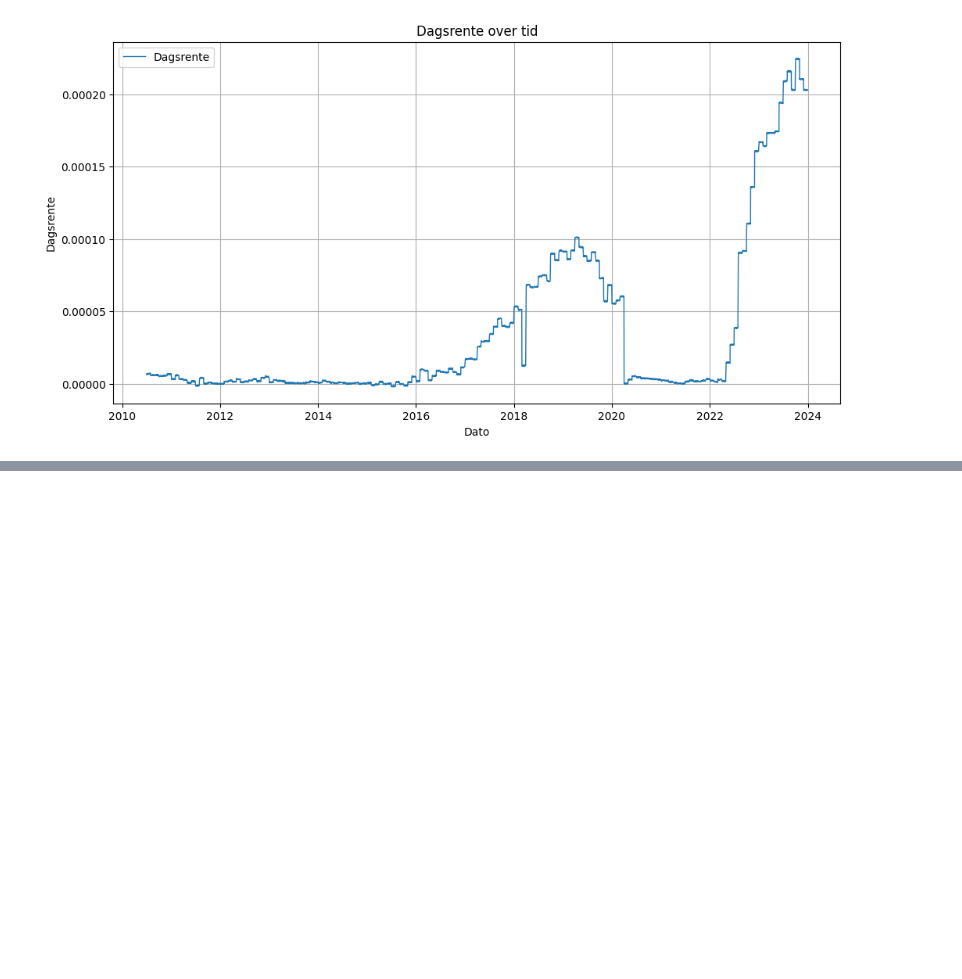
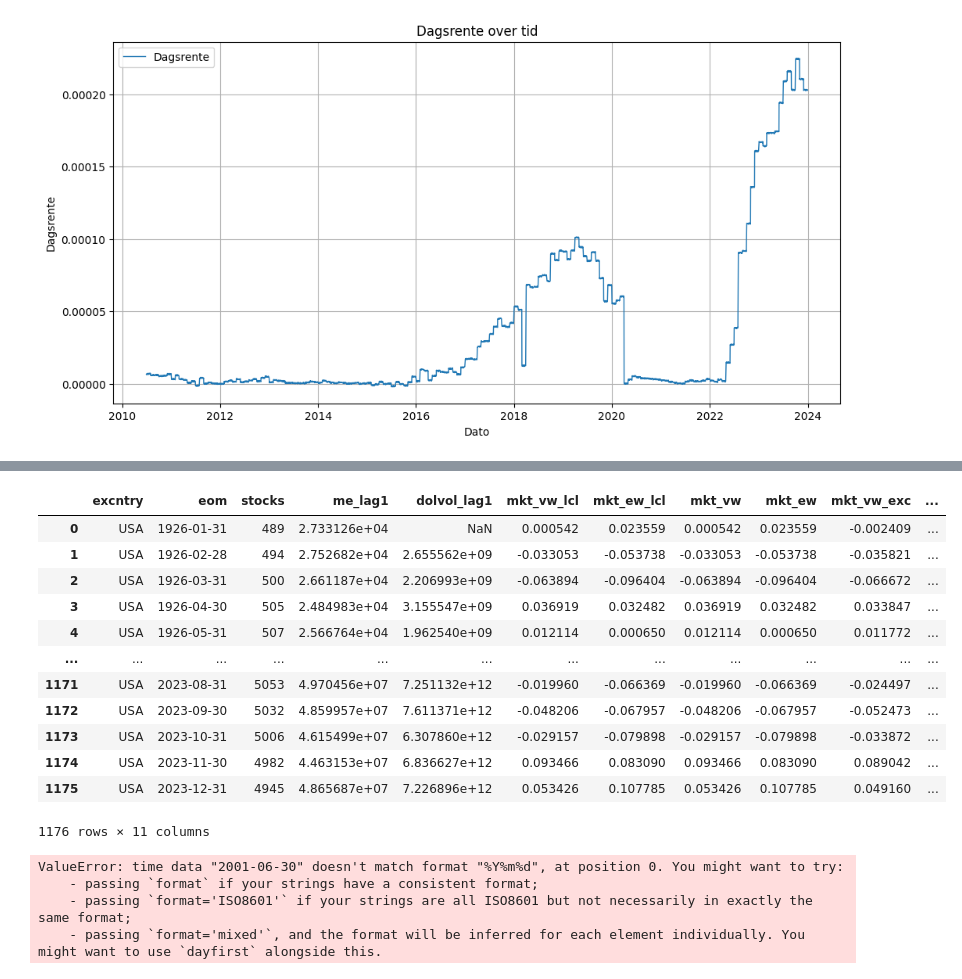
Before and after one commit to Hedegaard9/Master, a Jupyter notebook: data_analysis.ipynb, the cells around one changed output, grey strips where cells are left out. Drawn from its saved outputs; the diff is of its cells as text; code cells hidden in the pictures; blank space fills up the shorter version.

```diff
--- a/data_analysis.ipynb
+++ b/data_analysis.ipynb
@@ -401,0 +421,10 @@ Sammensat daglig rente: 0.00021822
+# %%
+import pandas as pd
+
+file_path_risk_free = "./Data/ff3_m.csv"
+try:
+    # Læs kun 'RF' kolonnen
+    risk_free_df = pd.read_csv(file_path_risk_free, usecols=['RF'])
+    print("Filen er indlæst succesfuldt.")
+except Exception as e:
+    print(f"Der opstod en fejl ved indlæsning af filen: {e}")
@@ -401,0 +435,12 @@ Sammensat daglig rente: 0.00021822
+# %%
+file_path_market_returns = "./Data/market_returns.csv"
+try:
+    # Læs kun 'RF' kolonnen
+    market_returns_df = pd.read_csv(file_path_market_returns)
+    print("Filen er indlæst succesfuldt.")
+except Exception as e:
+    print(f"Der opstod en fejl ved indlæsning af filen: {e}")
+
+# Eller hvis du vil modificere den originale DataFrame direkte:
+market_returns_df = market_returns_df[market_returns_df['excntry'] == 'USA'][['eom', 'mkt_vw_exc']].reset_index(drop=True)
+#market_returns_df = market_returns_df[market_returns_df['excntry'] == 'USA'].reset_index(drop=True)
@@ -401,0 +488,43 @@ Sammensat daglig rente: 0.00021822
+# %%
+# Filtrér DataFrame og nulstil indekset
+market_returns_df_usa = market_returns_df[market_returns_df['excntry'] == 'USA'].reset_index(drop=True)
+
+# Eller hvis du vil modificere den originale DataFrame direkte:
+market_returns_df = market_returns_df[market_returns_df['excntry'] == 'USA'].reset_index(drop=True)
+# %%
+market_returns_df
+# %% [output]
+|  | excntry | eom | stocks | me_lag1 | dolvol_lag1 | mkt_vw_lcl | mkt_ew_lcl | mkt_vw | mkt_ew | mkt_vw_exc | ... |
+| 0 | USA | 1926-01-31 | 489 | 2.733126e+04 | NaN | 0.000542 | 0.023559 | 0.000542 | 0.023559 | -0.002409 | ... |
+| 1 | USA | 1926-02-28 | 494 | 2.752682e+04 | 2.655562e+09 | -0.033053 | -0.053738 | -0.033053 | -0.053738 | -0.035821 | ... |
+| 2 | USA | 1926-03-31 | 500 | 2.661187e+04 | 2.206993e+09 | -0.063894 | -0.096404 | -0.063894 | -0.096404 | -0.066672 | ... |
+| 3 | USA | 1926-04-30 | 505 | 2.484983e+04 | 3.155547e+09 | 0.036919 | 0.032482 | 0.036919 | 0.032482 | 0.033847 | ... |
+| 4 | USA | 1926-05-31 | 507 | 2.566764e+04 | 1.962540e+09 | 0.012114 | 0.000650 | 0.012114 | 0.000650 | 0.011772 | ... |
+| ... | ... | ... | ... | ... | ... | ... | ... | ... | ... | ... | ... |
+| 1171 | USA | 2023-08-31 | 5053 | 4.970456e+07 | 7.251132e+12 | -0.019960 | -0.066369 | -0.019960 | -0.066369 | -0.024497 | ... |
+| 1172 | USA | 2023-09-30 | 5032 | 4.859957e+07 | 7.611371e+12 | -0.048206 | -0.067957 | -0.048206 | -0.067957 | -0.052473 | ... |
+| 1173 | USA | 2023-10-31 | 5006 | 4.615499e+07 | 6.307860e+12 | -0.029157 | -0.079898 | -0.029157 | -0.079898 | -0.033872 | ... |
+| 1174 | USA | 2023-11-30 | 4982 | 4.463153e+07 | 6.836627e+12 | 0.093466 | 0.083090 | 0.093466 | 0.083090 | 0.089042 | ... |
+| 1175 | USA | 2023-12-31 | 4945 | 4.865687e+07 | 7.226896e+12 | 0.053426 | 0.107785 | 0.053426 | 0.107785 | 0.049160 | ... |
+1176 rows × 11 columns
+# %%
+import pandas as pd
+
+# Læs CSV-filen med pandas
+market = pd.read_csv(file_path_market_returns,
+                     parse_dates=['eom'],
+                     date_parser=lambda x: pd.to_datetime(x, format='%Y%m%d'))
+
+# Filtrer data for USA og vælg de ønskede kolonner
+market = market[market['excntry'] == 'USA'][['eom', 'mkt_vw_exc']]
+
+# Omdøb 'eom' kolonnen til 'eom_ret'
+market = market.rename(columns={'eom': 'eom_ret'})
+
+# Sørg for, at 'eom_ret' er en dato
+market['eom_ret'] = pd.to_datetime(market['eom_ret'])
+# %% [output]
+ValueError: time data "2001-06-30" doesn't match format "%Y%m%d", at position 0. You might want to try:
+    - passing `format` if your strings have a consistent format;
+    - passing `format='ISO8601'` if your strings are all ISO8601 but not necessarily in exactly the same format;
+    - passing `format='mixed'`, and the format will be inferred for each element individually. You might want to use `dayfirst` alongside this.
```
Also changed, not shown: parts of 14 cells of this notebook, 3 other files.
